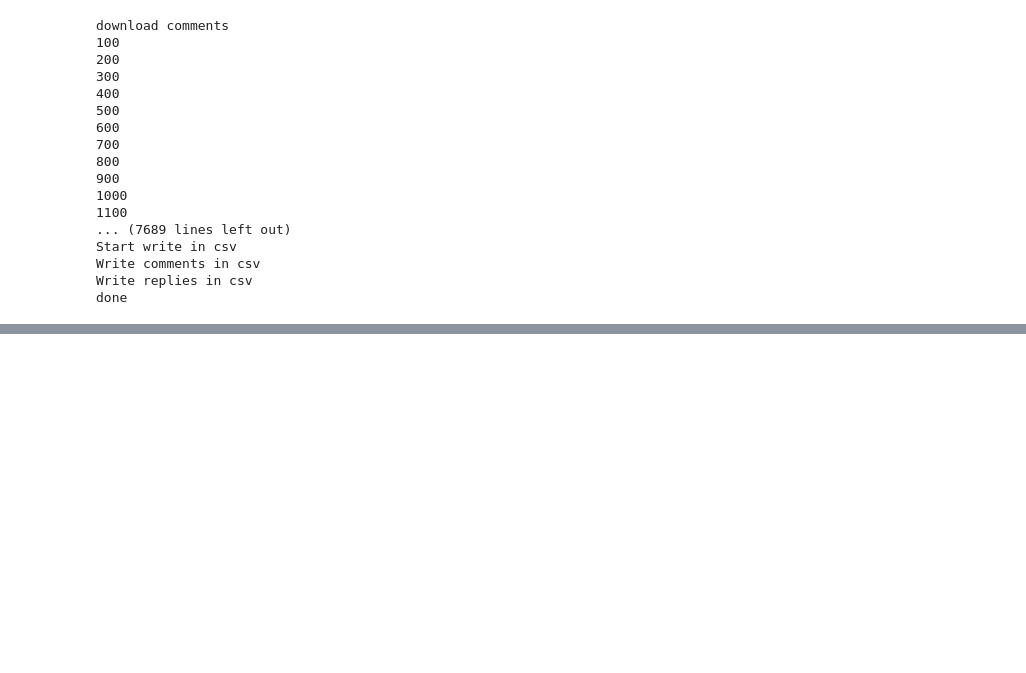
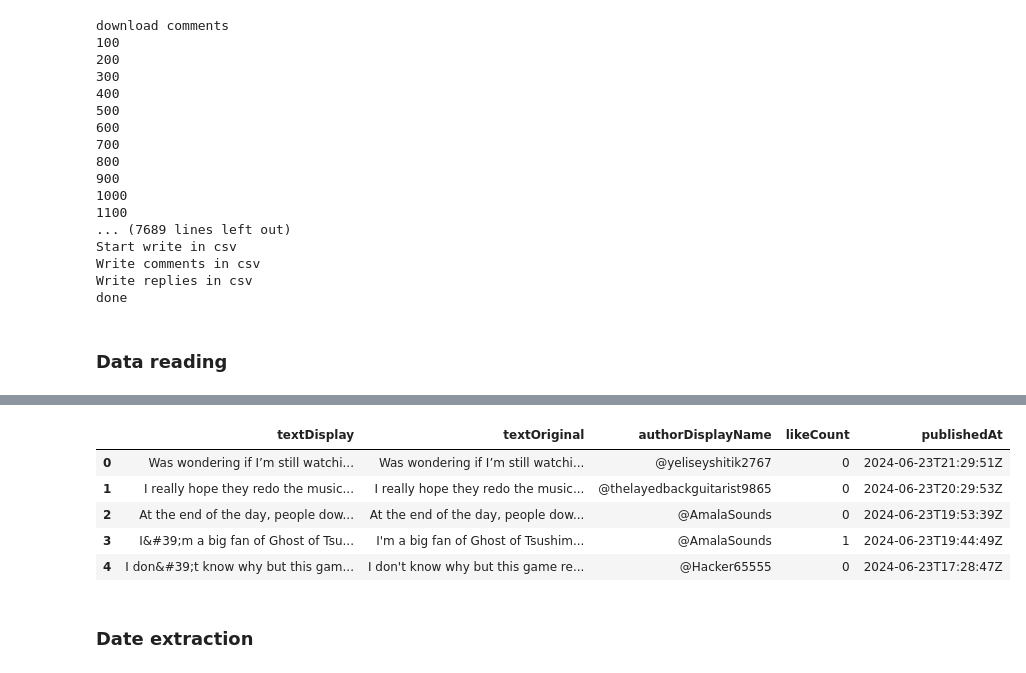
Before and after one commit to NikitaGarbovskii/AS_S_COMMENTS, a Jupyter notebook: Youtube_script.ipynb, the cells around one changed output, grey strips where cells are left out. Drawn from its saved outputs; the diff is of its cells as text; code cells hidden in the pictures; blank space fills up the shorter version.

```diff
--- a/Youtube_script.ipynb
+++ b/Youtube_script.ipynb
@@ -236,6 +190,8 @@ Start write in csv
 Write comments in csv
 Write replies in csv
 done
+# %% [markdown]
+### Data reading
 # %%
 df = pd.read_csv("youtuberesults.csv")
 # %%
@@ -249,3 +205,14 @@ df.head()
 | 4 | PlNOJm618_LVrdYTKZ4toYop4Xk | UgwypAi0WICQlskf8LR4AaABAg | UgwypAi0WICQlskf8LR4AaABAg | I don&#39;t know why but this gam... | I don't know why but this game re... | @Hacker65555 | https://yt3.ggpht.com/JfdvOKNBah9... | ... |
 # %%
 df_text = df[['textDisplay', 'textOriginal', 'authorDisplayName', 'likeCount', 'publishedAt']]
+# %%
+df_text.head()
+# %% [output]
+|  | textDisplay | textOriginal | authorDisplayName | likeCount | publishedAt |
+| 0 | Was wondering if I’m still watchi... | Was wondering if I’m still watchi... | @yeliseyshitik2767 | 0 | 2024-06-23T21:29:51Z |
+| 1 | I really hope they redo the music... | I really hope they redo the music... | @thelayedbackguitarist9865 | 0 | 2024-06-23T20:29:53Z |
+| 2 | At the end of the day, people dow... | At the end of the day, people dow... | @AmalaSounds | 0 | 2024-06-23T19:53:39Z |
+| 3 | I&#39;m a big fan of Ghost of Tsu... | I'm a big fan of Ghost of Tsushim... | @AmalaSounds | 1 | 2024-06-23T19:44:49Z |
+| 4 | I don&#39;t know why but this gam... | I don't know why but this game re... | @Hacker65555 | 0 | 2024-06-23T17:28:47Z |
+# %% [markdown]
+### Date extraction
```
Also changed, not shown: parts of 15 cells of this notebook.
